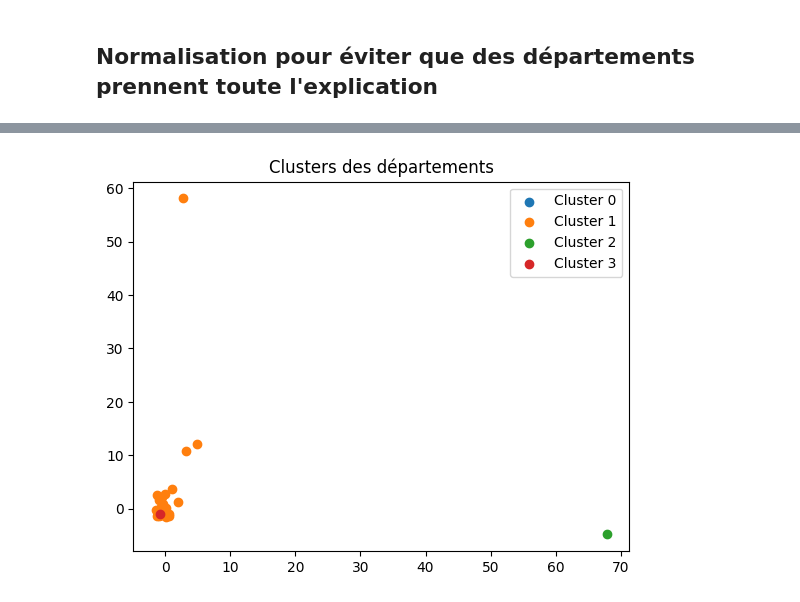
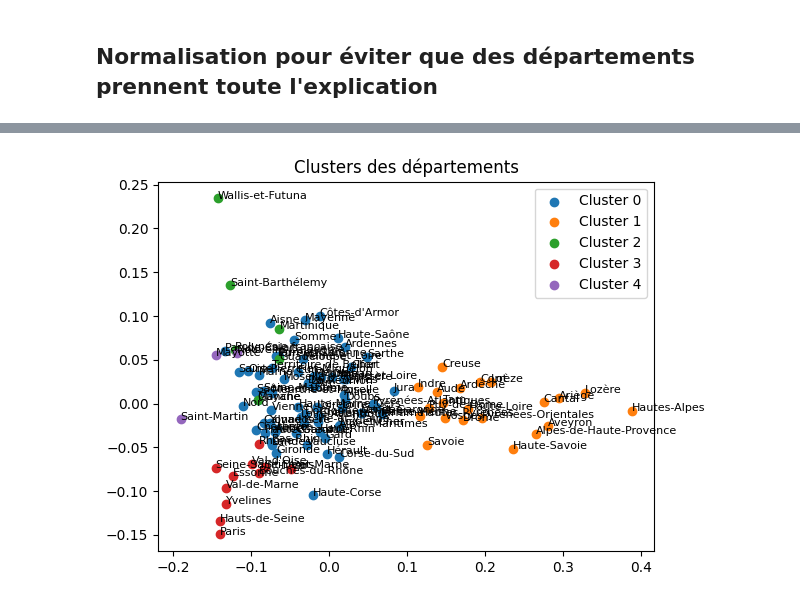
Before and after one commit to LR-Matteo/Projet-Final-Python-DataScience, a Jupyter notebook: matteo.ipynb, the cells around one changed output, grey strips where cells are left out. Cells and saved outputs as stored; diff of their text form; code cells hidden in the pictures.

```diff
--- a/matteo.ipynb
+++ b/matteo.ipynb
@@ -238,8 +238,8 @@ table
 # Création de la table mêlant département et catégories de sports nautiques
 # %%
 table_dep =(
-    data_nautique
-    .groupby(['dep_nom', 'aps_name'])
+    data
+    .groupby(['dep_nom', 'equip_type_famille'])
     .size()
     .unstack(fill_value=0)
 )
@@ -263,6 +263,7 @@ from sklearn.preprocessing import StandardScaler
 
 scaler = StandardScaler()
 table_norm = scaler.fit_transform(table_dep)
+table_norm = table_dep.div(table_dep.sum(axis=1), axis=0)
 # %%
 from sklearn.decomposition import PCA
 
@@ -290,10 +291,11 @@ plt.show()
 # %%
 from sklearn.cluster import KMeans
 
-kmeans = KMeans(n_clusters=4, random_state=0)
+kmeans = KMeans(n_clusters=5, random_state=0)
 clusters = kmeans.fit_predict(table_norm)
 
 table_dep['cluster'] = clusters
+df_pca['cluster'] = clusters
 # %%
 cluster_profile = table_dep.groupby('cluster').mean()
 cluster_profile
@@ -308,12 +311,15 @@ cluster_profile
 # %%
 plt.figure()
 
-for c in range(4):
-    subset = df_pca[clusters == c]
+for c in range(5):
+    subset = df_pca[df_pca['cluster'] == c]
     plt.scatter(subset['PC1'], subset['PC2'], label=f'Cluster {c}')
+
+    for i, dep in enumerate(subset['dep_nom']):
+        plt.text(subset['PC1'].iloc[i], subset['PC2'].iloc[i], dep, fontsize=8)
 
 plt.legend()
 plt.title("Clusters des départements")
 plt.show()
 # %% [output]
-[figure, old version]
+[figure, new version]
```
Also changed, not shown: parts of 5 cells of this notebook.
